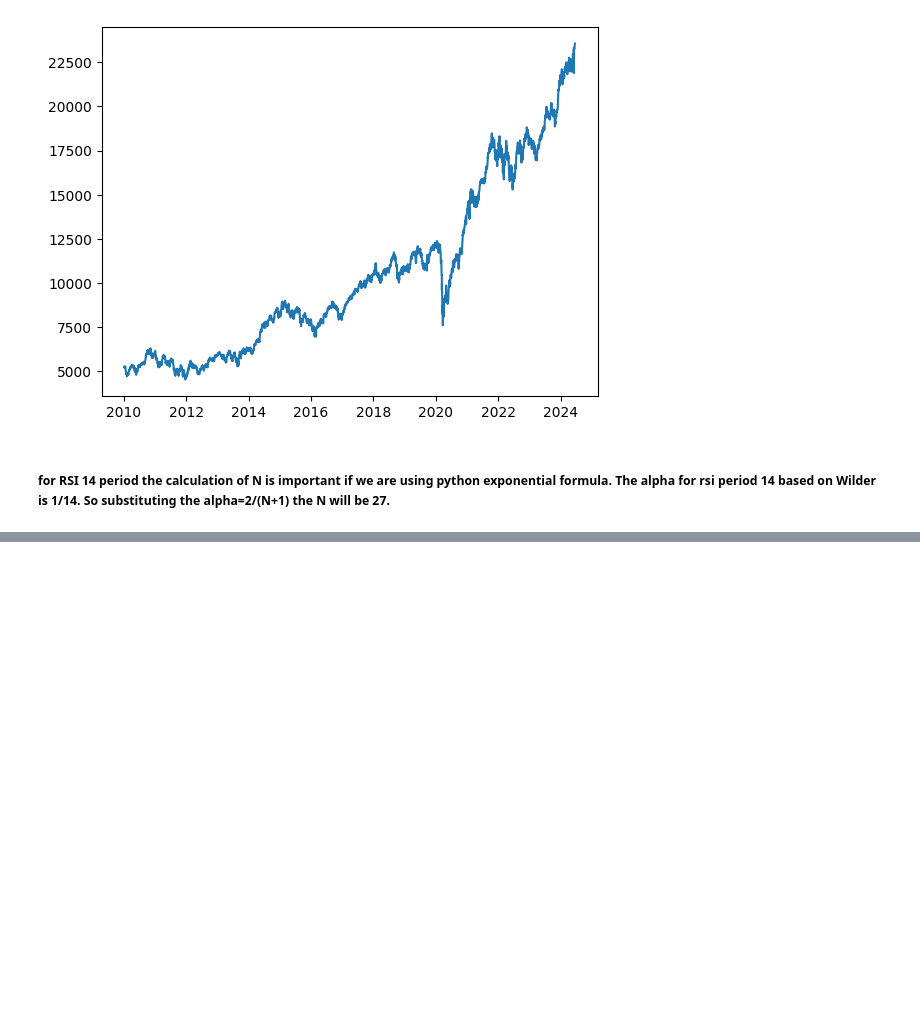
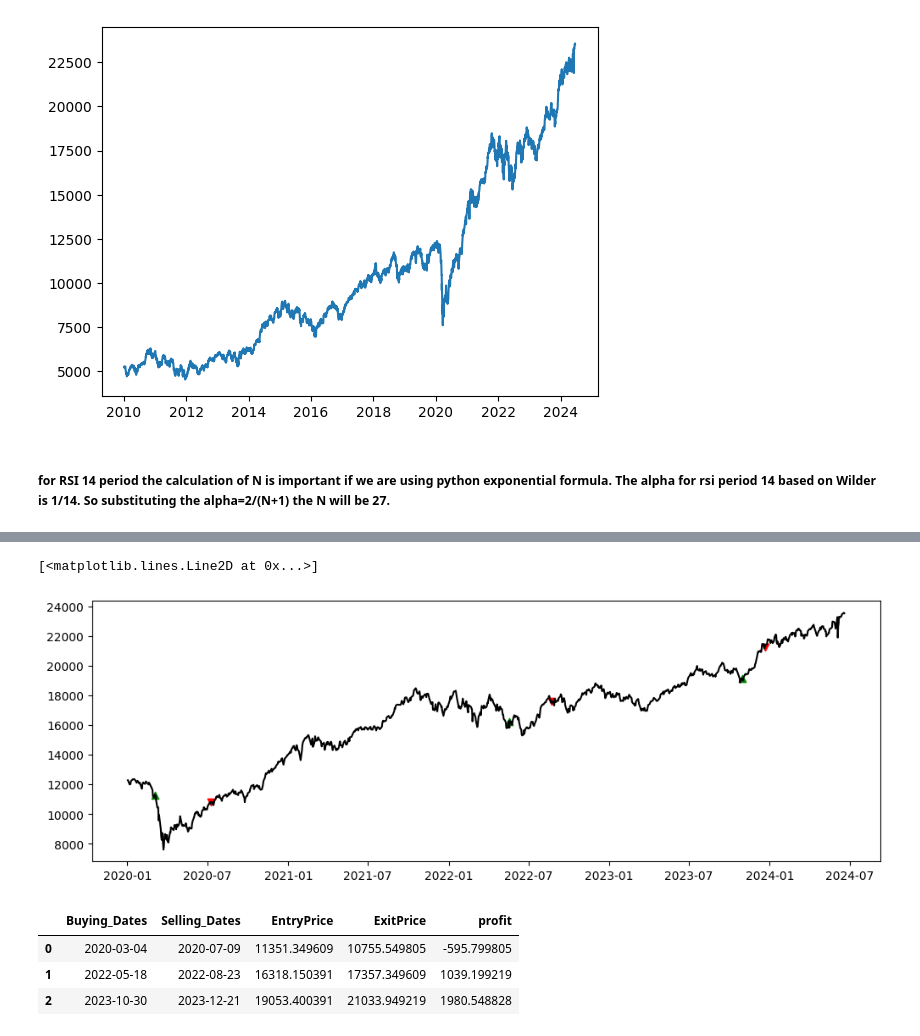
Before and after one commit to Rigava/Load-Nifty-Data, a Jupyter notebook: Technical NB/rsi.ipynb, the cells around one changed output, grey strips where cells are left out. Drawn from its saved outputs; the diff is of its cells as text; code cells hidden in the pictures; blank space fills up the shorter version.

```diff
--- a/Technical NB/rsi.ipynb
+++ b/Technical NB/rsi.ipynb
@@ -80,0 +93,18 @@ df
+# %%
+bi,si=[],[]
+Buy, Sell=[],[]
+Buyp,Sellp=[],[]
+Flag = False
+for i in range(1,len(df1)):
+    if not Flag:
+        if df1.RSI.iloc[i] > 30 and df1.RSI.iloc[i-1]<30:
+            bi.append(i+1)
+            Buy.append(df1.iloc[i+1].name)
+            Buyp.append(df1.iloc[i+1].Open)
+            Flag=True
+    if Flag:
+        if df1.RSI.iloc[i] < 70 and df1.RSI.iloc[i-1]>70 :
+            si.append(i+1)
+            Sell.append(df1.iloc[i+1].name)
+            Sellp.append(df1.iloc[i+1].Open)
+            Flag=False
@@ -80,0 +119,8 @@ df
+# %%
+plt.figure(figsize=(12,4))
+plt.scatter(df1.iloc[bi].index,df1.iloc[bi].Close,marker="^",color='green')
+plt.scatter(df1.iloc[si].index,df1.iloc[si].Close,marker="v",color='red')
+plt.plot(df1.Close,label ='Market Price',color='k')
+# %% [output]
+[<matplotlib.lines.Line2D at 0x...>]
+[figure, added]
@@ -80,0 +129,8 @@ df
+# %%
+frame['profit']=frame['ExitPrice']-frame['EntryPrice']
+frame
+# %% [output]
+|  | Buying_Dates | Selling_Dates | EntryPrice | ExitPrice | profit |
+| 0 | 2020-03-04 | 2020-07-09 | 11351.349609 | 10755.549805 | -595.799805 |
+| 1 | 2022-05-18 | 2022-08-23 | 16318.150391 | 17357.349609 | 1039.199219 |
+| 2 | 2023-10-30 | 2023-12-21 | 19053.400391 | 21033.949219 | 1980.548828 |
```
Also changed, not shown: parts of 8 cells of this notebook, 6 other files.
